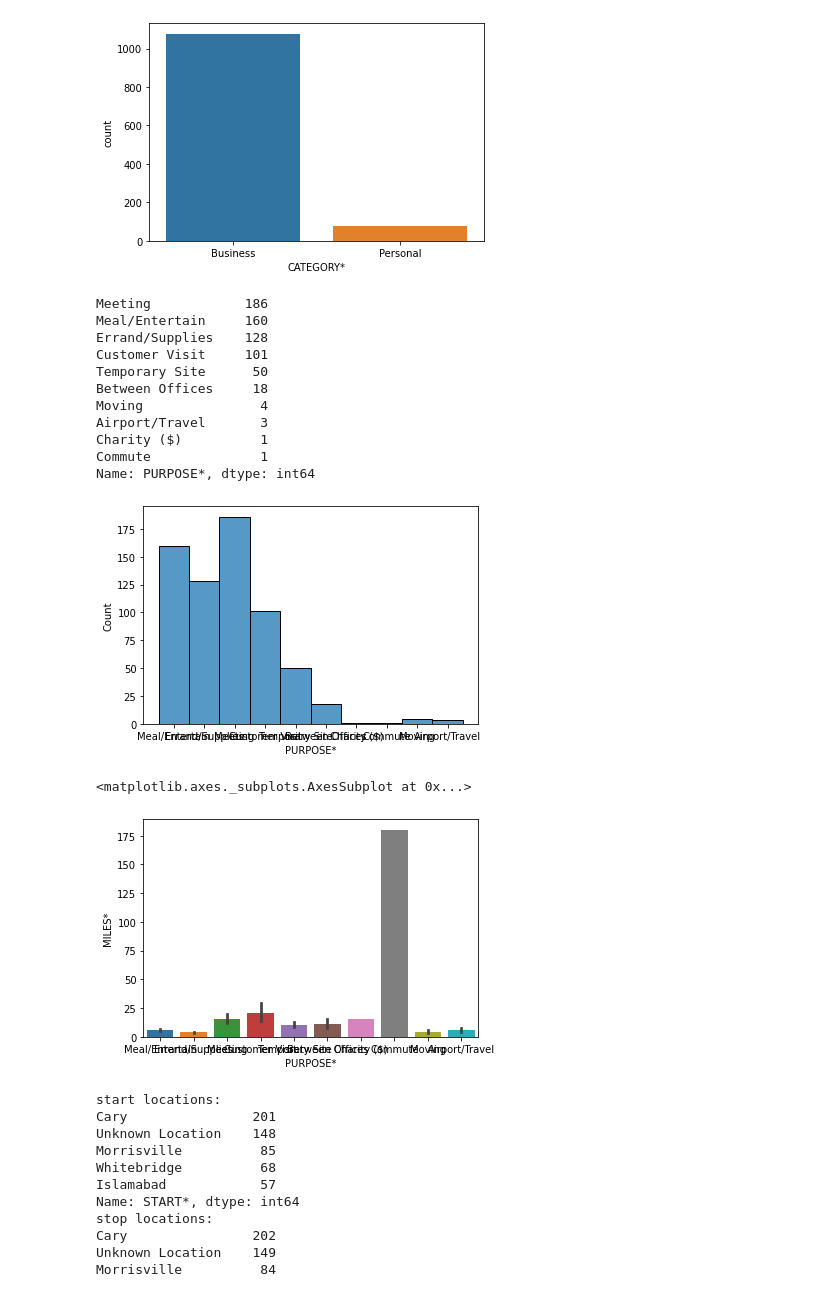
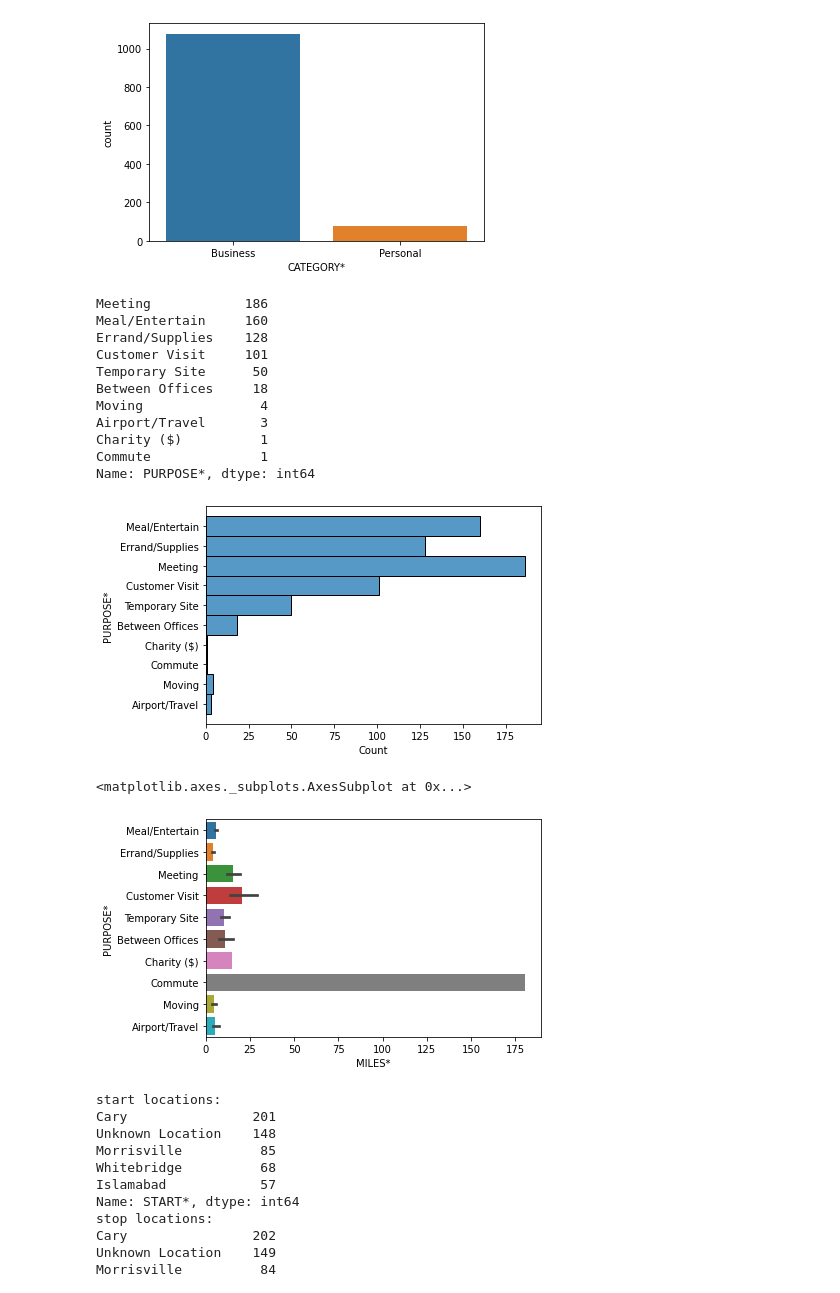
Before and after one commit to AhmedAbo-zeid/Amit_Diploma, a Jupyter notebook: Data science/Assignment3/UberDrives.ipynb, the cells around one changed output. Drawn from its saved outputs; the diff is of its cells as text; code cells hidden in the pictures.

Commit message:
Added assignment 3 data science

```diff
--- a/Data science/Assignment3/UberDrives.ipynb
+++ b/Data science/Assignment3/UberDrives.ipynb
@@ -94,28 +97,28 @@ Personal      77
 Name: CATEGORY*, dtype: int64
 [figure]
 # %%
-sns.histplot(data = Uber_df,x='PURPOSE*')
+sns.histplot(data = Uber_df,y='PURPOSE*')
 print(Uber_df['PURPOSE*'].value_counts())
 #Conclusions : most of the rides are for Meeting purpose
 # %% [output]
 Meeting            186
 Meal/Entertain     160
 Errand/Supplies    128
 Customer Visit     101
 Temporary Site      50
 Between Offices     18
 Moving               4
 Airport/Travel       3
 Charity ($)          1
 Commute              1
 Name: PURPOSE*, dtype: int64
-[figure, old version]
+[figure, new version]
 # %%
-sns.barplot(data = Uber_df , x = 'PURPOSE*' , y = 'MILES*')
+sns.barplot(data = Uber_df , y = 'PURPOSE*' , x = 'MILES*')
 #Conclusions : the miles are the most for commute purposes
 # %% [output]
 <matplotlib.axes._subplots.AxesSubplot at 0x...>
-[figure, old version]
+[figure, new version]
 # %%
 #Getting the top 5 starting and stopping locations:
 start_labels = Uber_df['START*'].value_counts().nlargest(5)
```
Also changed, not shown: parts of 6 cells of this notebook.
